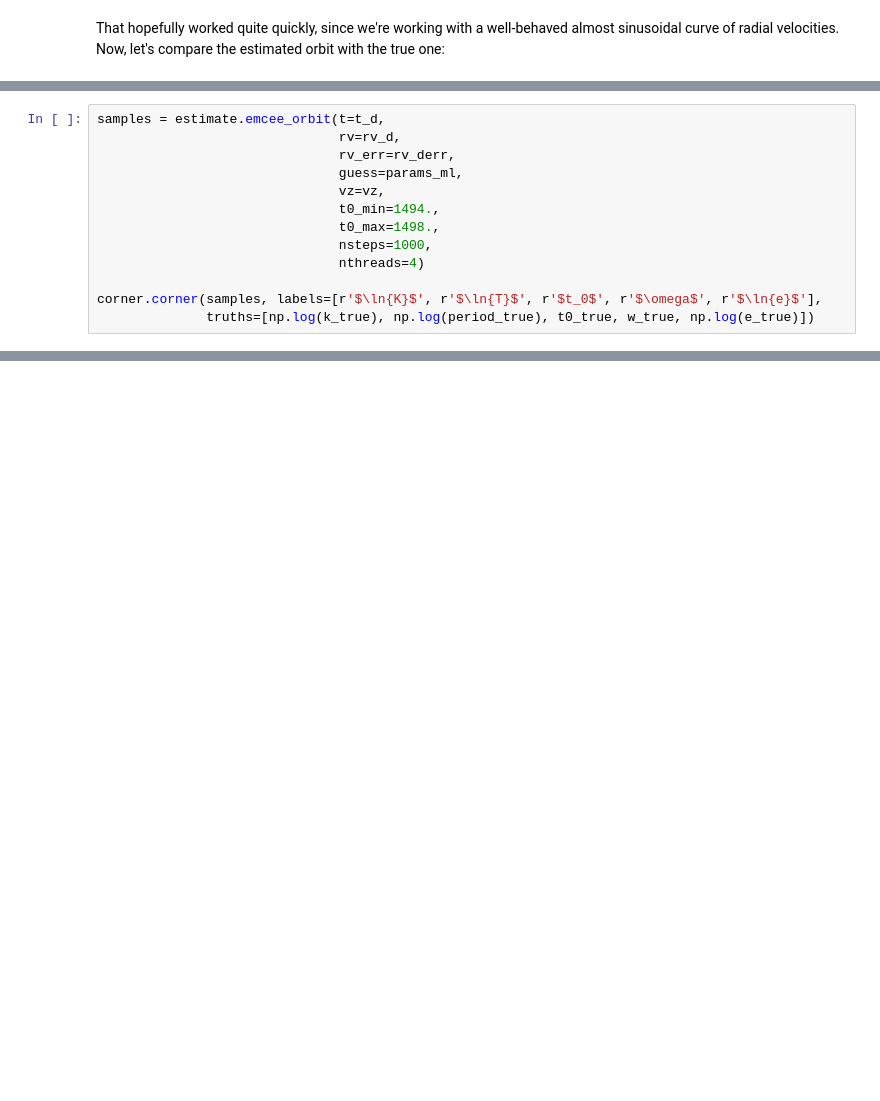
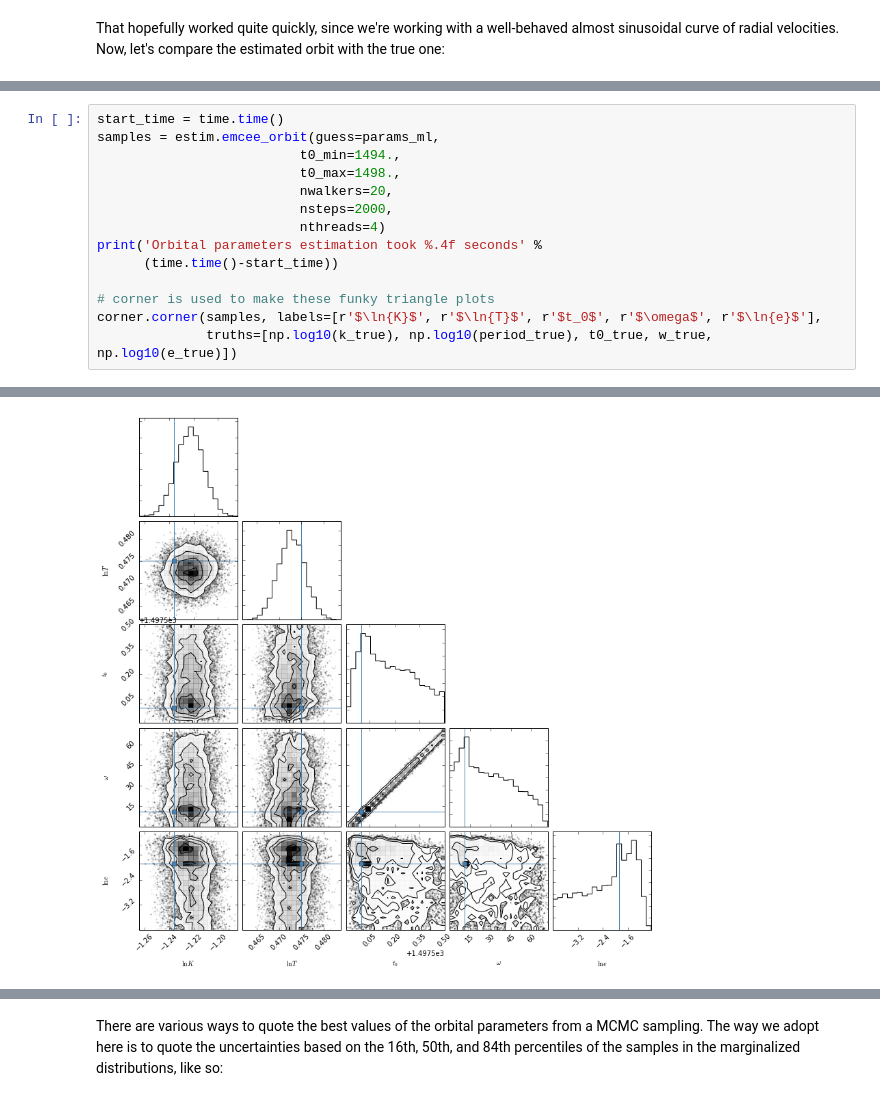
Before and after one commit to Eapj3/radial_, a Jupyter notebook: usage_example.ipynb, the cells around one changed output, grey strips where cells are left out. Cells and saved outputs as stored; diff of their text form; blank space fills up the shorter version.

```diff
--- a/usage_example.ipynb
+++ b/usage_example.ipynb
@@ -147,13 +151,15 @@ Continues in the next version of the notebook...
 # %%
-samples = estimate.emcee_orbit(t=t_d,
-                               rv=rv_d,
-                               rv_err=rv_derr,
-                               guess=params_ml,
-                               vz=vz,
-                               t0_min=1494.,
-                               t0_max=1498.,
-                               nsteps=1000,
-                               nthreads=4)
+start_time = time.time()
+samples = estim.emcee_orbit(guess=params_ml,
+                          t0_min=1494.,
+                          t0_max=1498.,
+                          nwalkers=20,
+                          nsteps=2000,
+                          nthreads=4)
+print('Orbital parameters estimation took %.4f seconds' %
+      (time.time()-start_time))
 
+# corner is used to make these funky triangle plots
 corner.corner(samples, labels=[r'$\ln{K}$', r'$\ln{T}$', r'$t_0$', r'$\omega$', r'$\ln{e}$'],
-              truths=[np.log(k_true), np.log(period_true), t0_true, w_true, np.log(e_true)])
+              truths=[np.log10(k_true), np.log10(period_true), t0_true, w_true, np.log10(e_true)])
+# %% [output]
@@ -159,0 +167 @@ corner.corner(samples, labels=[r'$\ln{K}$', r'$\ln{T}$', r'$t_0$', r'$\omega$',
+[figure, added]
@@ -159,0 +169,2 @@ corner.corner(samples, labels=[r'$\ln{K}$', r'$\ln{T}$', r'$t_0$', r'$\omega$',
+# %% [markdown]
+There are various ways to quote the best values of the orbital parameters from a MCMC sampling. The way we adopt here is to quote the uncertainties based on the 16th, 50th, and 84th percentiles of the samples in the marginalized distributions, like so:
```
Also changed, not shown: parts of 12 cells of this notebook.
